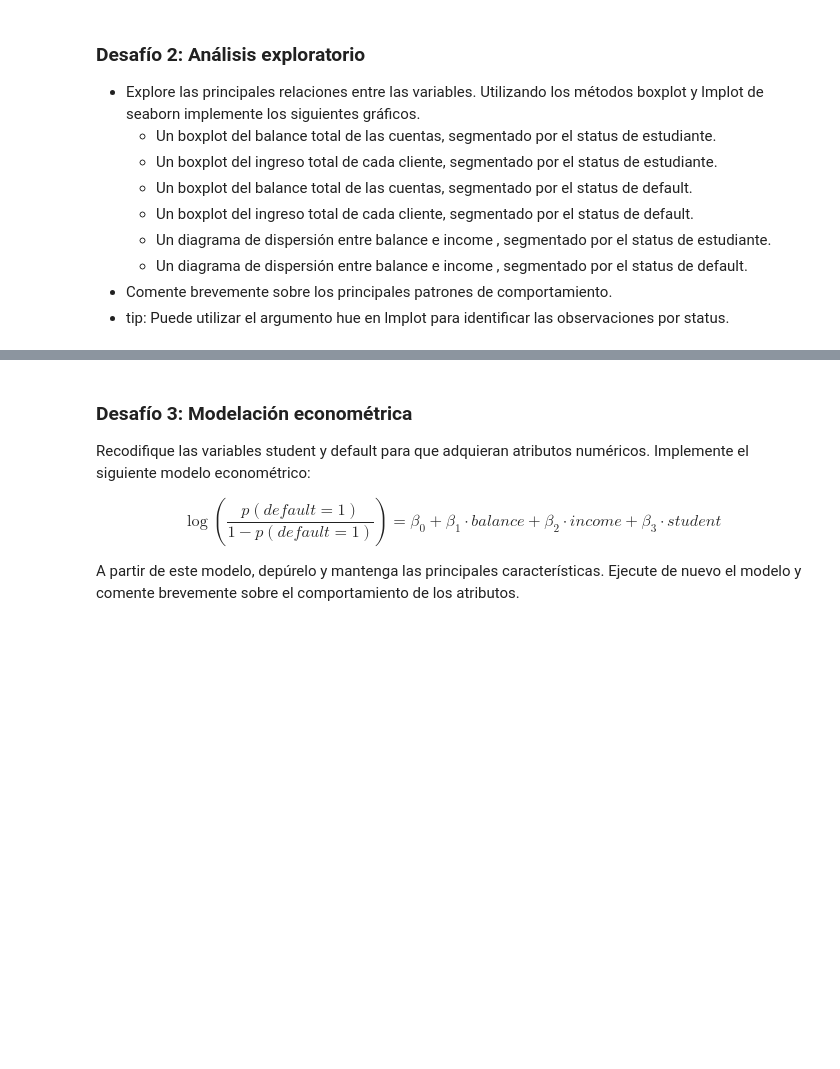
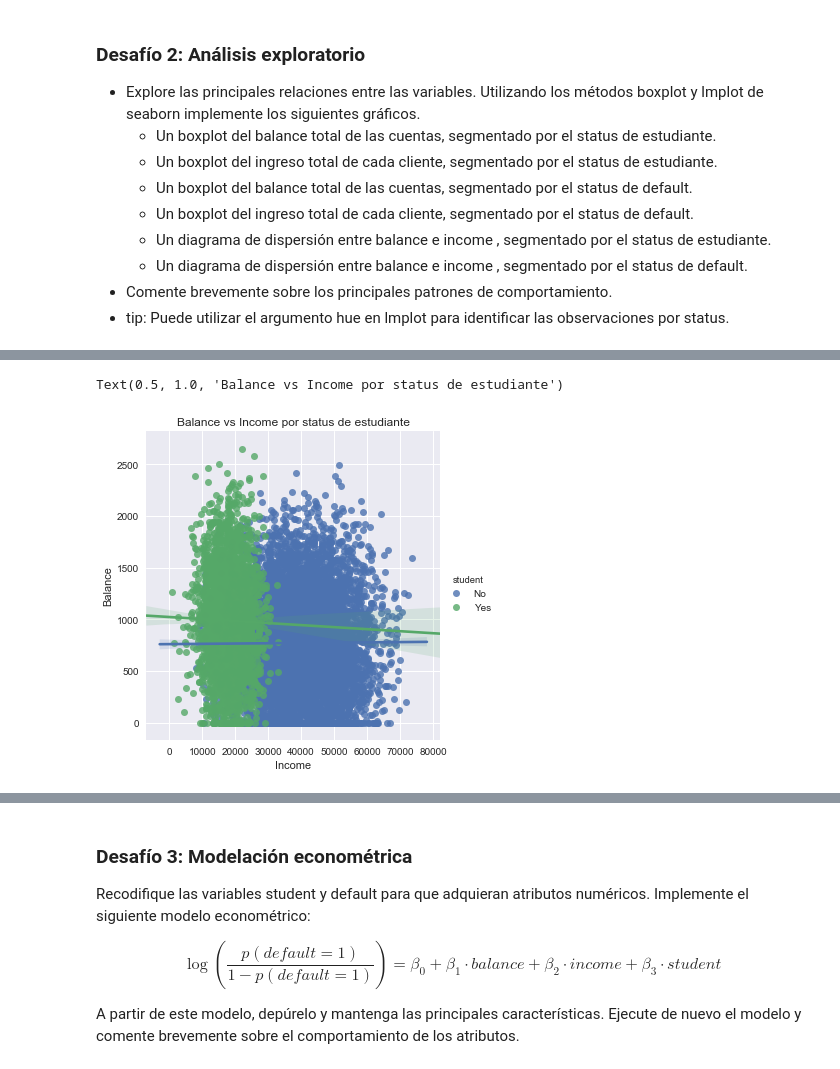
Before and after one commit to jvaldesh/data_science, a Jupyter notebook: 02_fundamentos_data_science/12. Clasificación desde Machine Learning/Julio Valdés Desafio- regresión_logistica2.ipynb, the cells around one changed output, grey strips where cells are left out. Cells and saved outputs as stored; diff of their text form; code cells hidden in the pictures; blank space fills up the shorter version.

```diff
--- a/02_fundamentos_data_science/12. Clasificación desde Machine Learning/Julio Valdés Desafio- regresión_logistica2.ipynb
+++ b/02_fundamentos_data_science/12. Clasificación desde Machine Learning/Julio Valdés Desafio- regresión_logistica2.ipynb
@@ -35,0 +87,8 @@ En esta sesión trabajaremos con una base de datos sobre clientes morosos de un
+# %%
+sns.lmplot('income','balance', df, hue = 'student')
+plt.xlabel('Income')
+plt.ylabel('Balance')
+plt.title('Balance vs Income por status de estudiante')
+# %% [output]
+Text(0.5, 1.0, 'Balance vs Income por status de estudiante')
+[figure, added]
```
Also changed, not shown: parts of 11 cells of this notebook.
